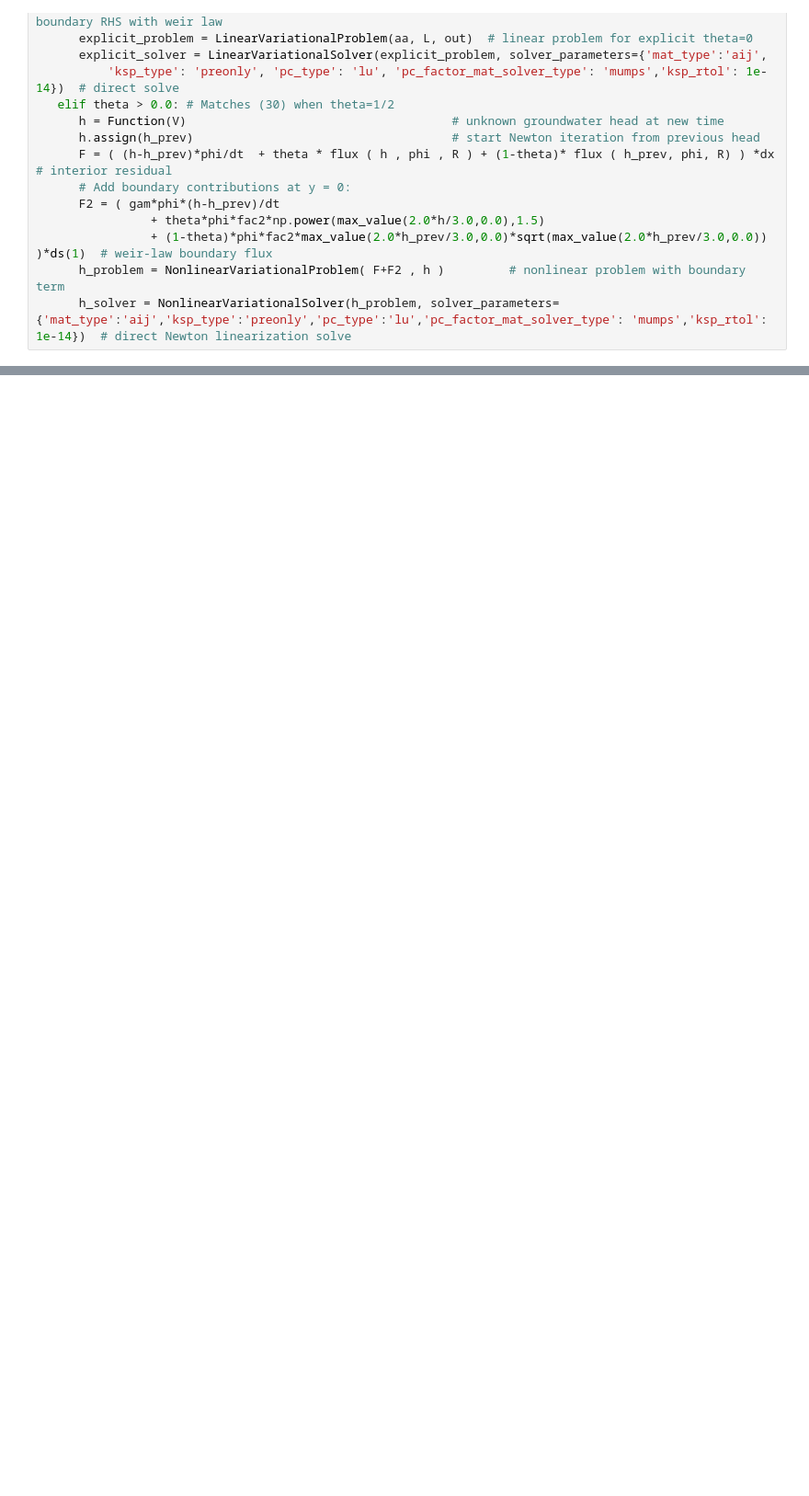
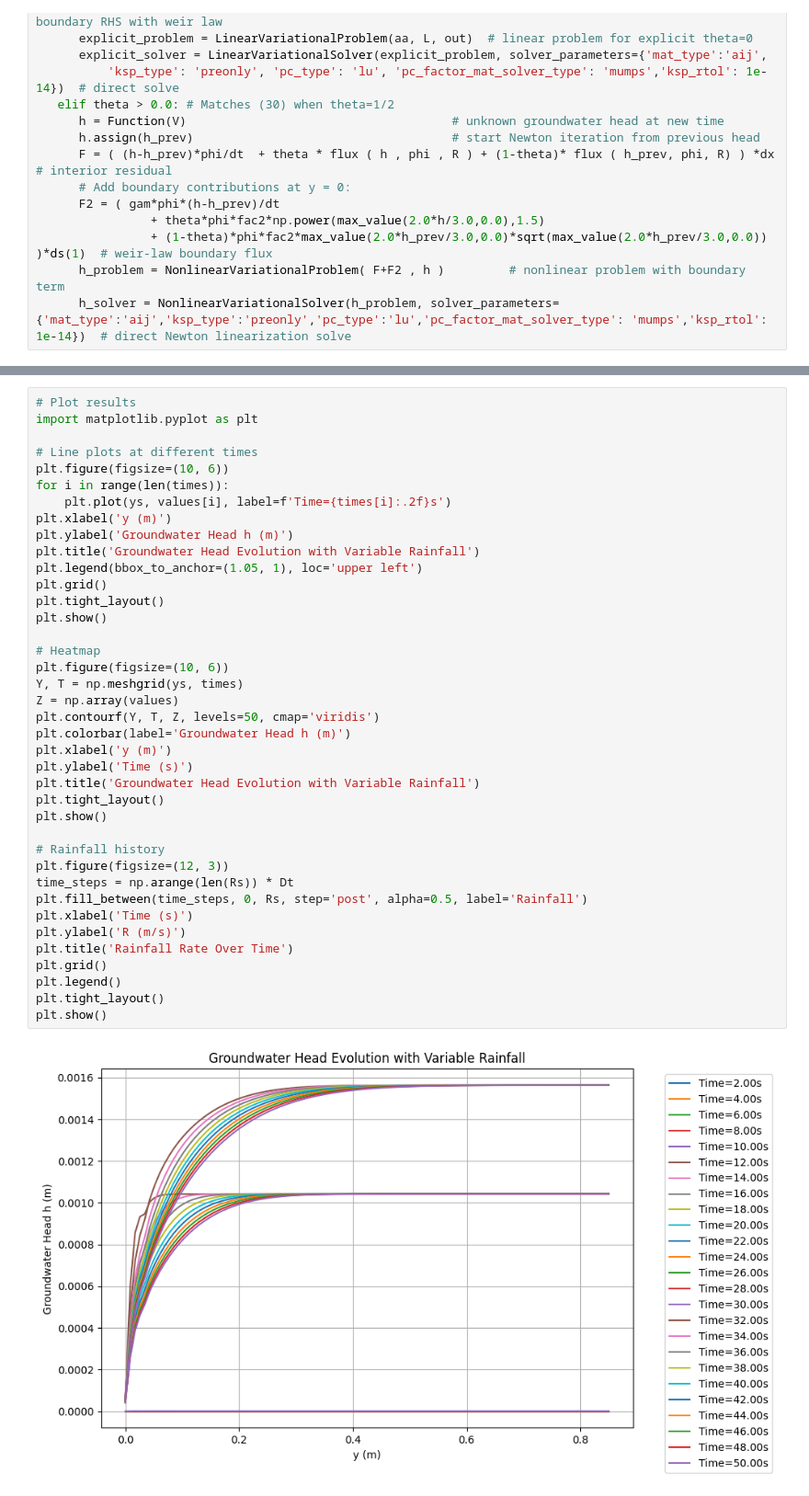
Before and after one commit to obokhove/FDnumerics2526, a Jupyter notebook: Alex_Carey/Exercise 3/Groundwater_Alex_Carey.ipynb, the cells around one changed output, grey strips where cells are left out. Shown at 92% size. Drawn from its saved outputs; the diff is of its cells as text; blank space fills up the shorter version.

```diff
--- a/Alex_Carey/Exercise 3/Groundwater_Alex_Carey.ipynb
+++ b/Alex_Carey/Exercise 3/Groundwater_Alex_Carey.ipynb
@@ -308,0 +533,41 @@ plt.grid()
+# %%
+# Plot results
+import matplotlib.pyplot as plt
+
+# Line plots at different times
+plt.figure(figsize=(10, 6))
+for i in range(len(times)):
+    plt.plot(ys, values[i], label=f'Time={times[i]:.2f}s')
+plt.xlabel('y (m)')
+plt.ylabel('Groundwater Head h (m)')
+plt.title('Groundwater Head Evolution with Variable Rainfall')
+plt.legend(bbox_to_anchor=(1.05, 1), loc='upper left')
+plt.grid()
+plt.tight_layout()
+plt.show()
+
+# Heatmap
+plt.figure(figsize=(10, 6))
+Y, T = np.meshgrid(ys, times)
+Z = np.array(values)
+plt.contourf(Y, T, Z, levels=50, cmap='viridis')
+plt.colorbar(label='Groundwater Head h (m)')
+plt.xlabel('y (m)')
+plt.ylabel('Time (s)')
+plt.title('Groundwater Head Evolution with Variable Rainfall')
+plt.tight_layout()
+plt.show()
+
+# Rainfall history
+plt.figure(figsize=(12, 3))
+time_steps = np.arange(len(Rs)) * Dt
+plt.fill_between(time_steps, 0, Rs, step='post', alpha=0.5, label='Rainfall')
+plt.xlabel('Time (s)')
+plt.ylabel('R (m/s)')
+plt.title('Rainfall Rate Over Time')
+plt.grid()
+plt.legend()
+plt.tight_layout()
+plt.show()
+# %% [output]
+[figure, added]
```
Also changed, not shown: parts of 13 cells of this notebook, 1 other file.
